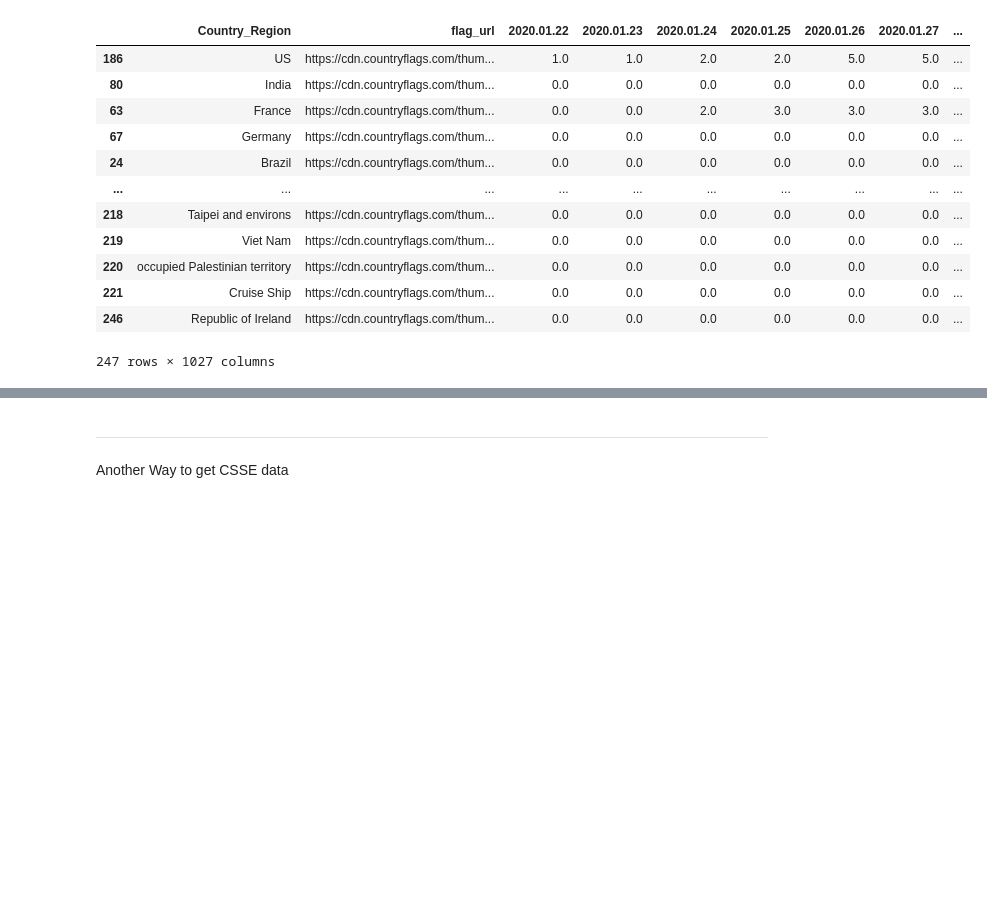
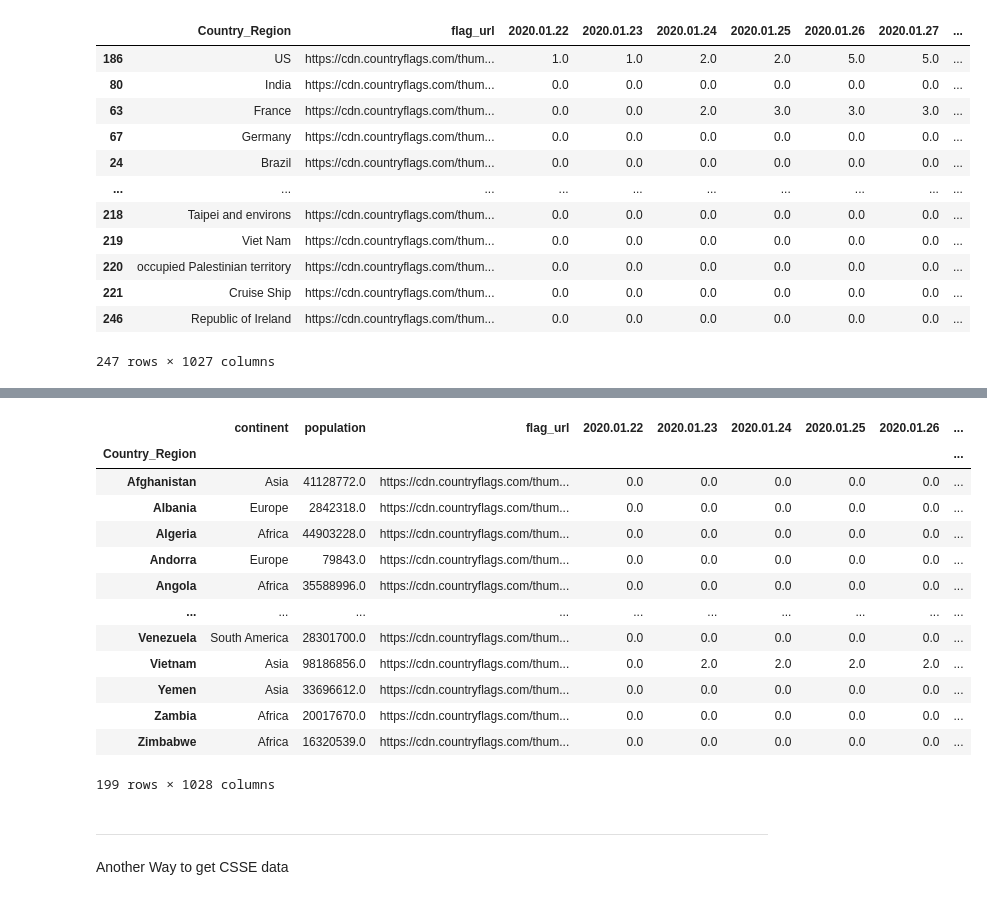
Before and after one commit to jumpingchu/Covid-Data-Visualization, a Jupyter notebook: EDA.ipynb, the cells around one changed output, grey strips where cells are left out. Cells and saved outputs as stored; diff of their text form; code cells hidden in the pictures; blank space fills up the shorter version.

Commit message:
Added Continent data

```diff
--- a/EDA.ipynb
+++ b/EDA.ipynb
@@ -148,0 +163,4 @@ df_with_flags.to_csv('result_with_flags.csv')
+# %%
+# Load Our World In Data (OWID)
+owid = pd.read_csv('owid-covid-data.csv')
+owid.head()
@@ -148,0 +175,11 @@ df_with_flags.to_csv('result_with_flags.csv')
+# %%
+cont_pop = owid.copy()[['continent', 'location', 'population']]
+cont_pop = (
+    cont_pop
+    [~cont_pop['continent'].isna()]
+    .drop_duplicates('location')
+    .rename(columns={'location': 'Country_Region'})
+    .reset_index(drop=True)
+)
+cont_pop.loc[cont_pop['Country_Region'] == 'United States', 'Country_Region'] = 'US'
+cont_pop
@@ -148,0 +200,19 @@ df_with_flags.to_csv('result_with_flags.csv')
+# %%
+df_with_flags = pd.read_csv('result_with_flags.csv', index_col=0)
+df_with_cont_pop = cont_pop.set_index('Country_Region').join(df_with_flags.set_index('Country_Region'), how='inner')
+df_with_cont_pop
+# %% [output]
+|  | continent | population | flag_url | 2020.01.22 | 2020.01.23 | 2020.01.24 | 2020.01.25 | 2020.01.26 | ... |
+| Country_Region |  |  |  |  |  |  |  |  | ... |
+| Afghanistan | Asia | 41128772.0 | https://cdn.countryflags.com/thum... | 0.0 | 0.0 | 0.0 | 0.0 | 0.0 | ... |
+| Albania | Europe | 2842318.0 | https://cdn.countryflags.com/thum... | 0.0 | 0.0 | 0.0 | 0.0 | 0.0 | ... |
+| Algeria | Africa | 44903228.0 | https://cdn.countryflags.com/thum... | 0.0 | 0.0 | 0.0 | 0.0 | 0.0 | ... |
+| Andorra | Europe | 79843.0 | https://cdn.countryflags.com/thum... | 0.0 | 0.0 | 0.0 | 0.0 | 0.0 | ... |
+| Angola | Africa | 35588996.0 | https://cdn.countryflags.com/thum... | 0.0 | 0.0 | 0.0 | 0.0 | 0.0 | ... |
+| ... | ... | ... | ... | ... | ... | ... | ... | ... | ... |
+| Venezuela | South America | 28301700.0 | https://cdn.countryflags.com/thum... | 0.0 | 0.0 | 0.0 | 0.0 | 0.0 | ... |
+| Vietnam | Asia | 98186856.0 | https://cdn.countryflags.com/thum... | 0.0 | 2.0 | 2.0 | 2.0 | 2.0 | ... |
+| Yemen | Asia | 33696612.0 | https://cdn.countryflags.com/thum... | 0.0 | 0.0 | 0.0 | 0.0 | 0.0 | ... |
+| Zambia | Africa | 20017670.0 | https://cdn.countryflags.com/thum... | 0.0 | 0.0 | 0.0 | 0.0 | 0.0 | ... |
+| Zimbabwe | Africa | 16320539.0 | https://cdn.countryflags.com/thum... | 0.0 | 0.0 | 0.0 | 0.0 | 0.0 | ... |
+199 rows × 1028 columns
```
Also changed, not shown: parts of 9 cells of this notebook, 3 other files.
